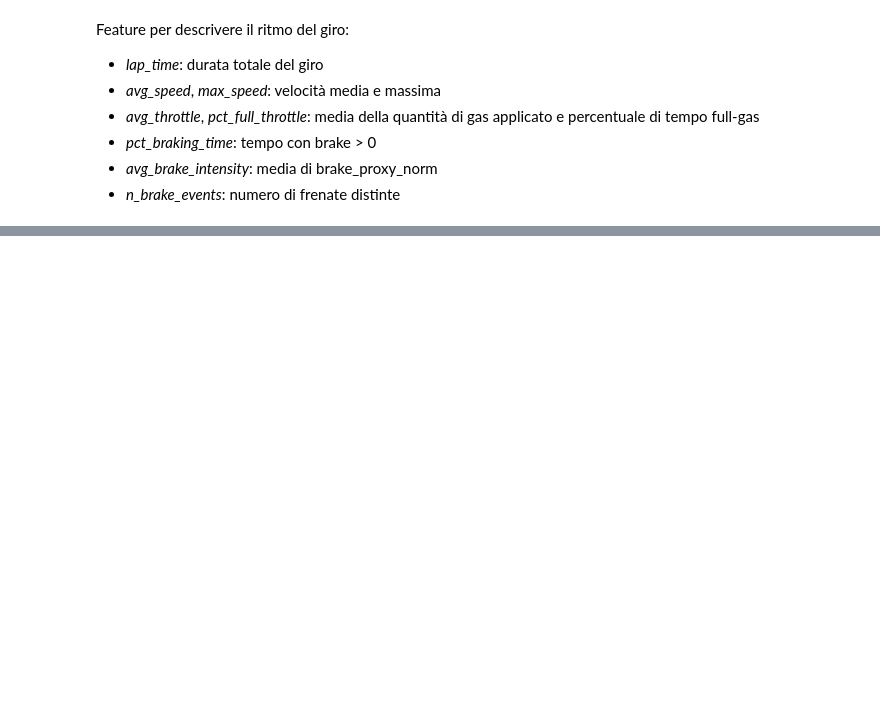
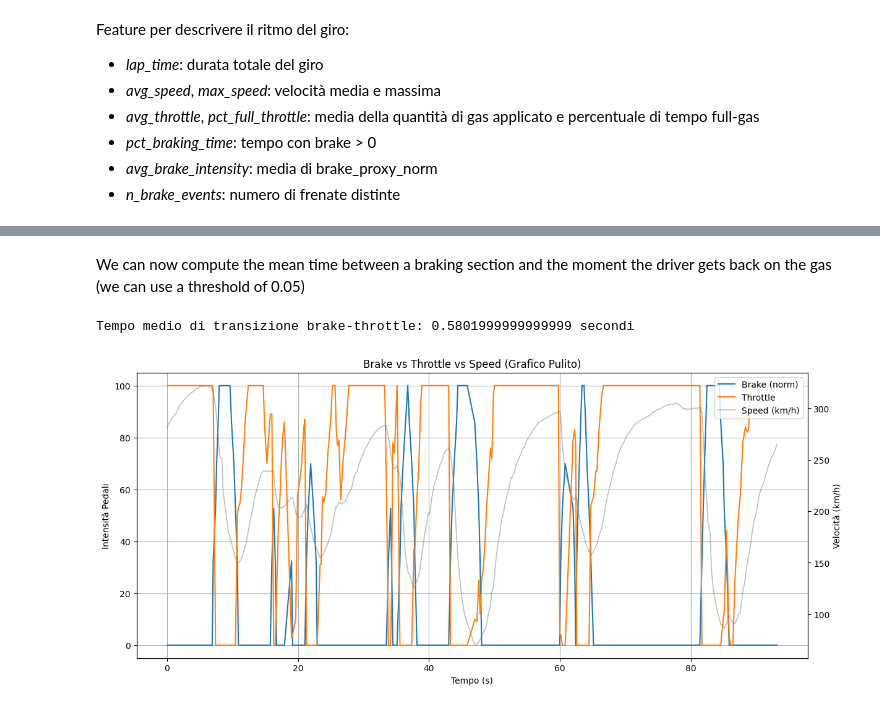
Before and after one commit to frabanfo/racing-analysis, a Jupyter notebook: notebooks/feature_extraction.ipynb, the cells around one changed output, grey strips where cells are left out. Saved outputs shown, nothing was run; the diff lists cells and outputs as text; code cells hidden in the pictures; blank space fills up the shorter version.

Commit message:
added: basic and dynamic features and improvement to braking normalization

```diff
--- a/notebooks/feature_extraction.ipynb
+++ b/notebooks/feature_extraction.ipynb
@@ -86,0 +247,60 @@ Feature per descrivere il ritmo del giro:
+# %% [markdown]
+We can now compute the mean time between a braking section and the moment the driver gets back on the gas (we can use a threshold of 0.05)
+# %%
+brake_threshold = 0.05
+throttle_threshold = 0.10
+
+# Convert timestamp
+data['Time'] = pd.to_datetime(data['Date'])
+
+# Identifica eventi di rilascio freno
+data['brake_on'] = data['brake_norm'] > brake_threshold
+data['brake_off_event'] = data['brake_on'].shift(1) & (~data['brake_on'])
+
+release_times = data.loc[data['brake_off_event'], 'Time']
+
+delta_times = []
+
+# Per ogni rilascio freno cerca quando torna sul gas
+for t0 in release_times:
+    sub = data[data['Time'] > t0]
+    throttle_on = sub[sub['Throttle'] > throttle_threshold]
+    if not throttle_on.empty:
+        t1 = throttle_on.iloc[0]['Time']
+        delta_times.append((t1 - t0).total_seconds())
+
+avg_reaction = np.mean(delta_times)
+print("Tempo medio di transizione brake-throttle:", avg_reaction, "secondi")
+# %% [output]
+Tempo medio di transizione brake-throttle: 0.5801999999999999 secondi
+# %%
+# Tempo relativo (in secondi)
+data['t'] = (data['Time'] - data['Time'].iloc[0]).dt.total_seconds()
+
+plt.figure(figsize=(14,6))
+
+# Grafico Brake e Throttle
+plt.plot(data['t'], data['brake_norm']*100, label='Brake (norm)', linewidth=1.5)
+plt.plot(data['t'], data['Throttle'], label='Throttle', linewidth=1.5)
+
+# Aggiungiamo Speed su un asse secondario
+ax1 = plt.gca()
+ax2 = ax1.twinx()
+ax2.plot(data['t'], data['Speed'], color='gray', alpha=0.5, linewidth=1.2, label='Speed (km/h)')
+
+# Label e stile
+ax1.set_xlabel('Tempo (s)')
+ax1.set_ylabel('Intensità Pedali')
+ax2.set_ylabel('Velocità (km/h)')
+
+plt.title('Brake vs Throttle vs Speed (Grafico Pulito)')
+ax1.grid(True)
+
+# Legende unite
+lines1, labels1 = ax1.get_legend_handles_labels()
+lines2, labels2 = ax2.get_legend_handles_labels()
+plt.legend(lines1 + lines2, labels1 + labels2, loc='upper right')
+
+plt.show()
+# %% [output]
+[figure, added]
```
Also changed, not shown: parts of 10 cells of this notebook.
